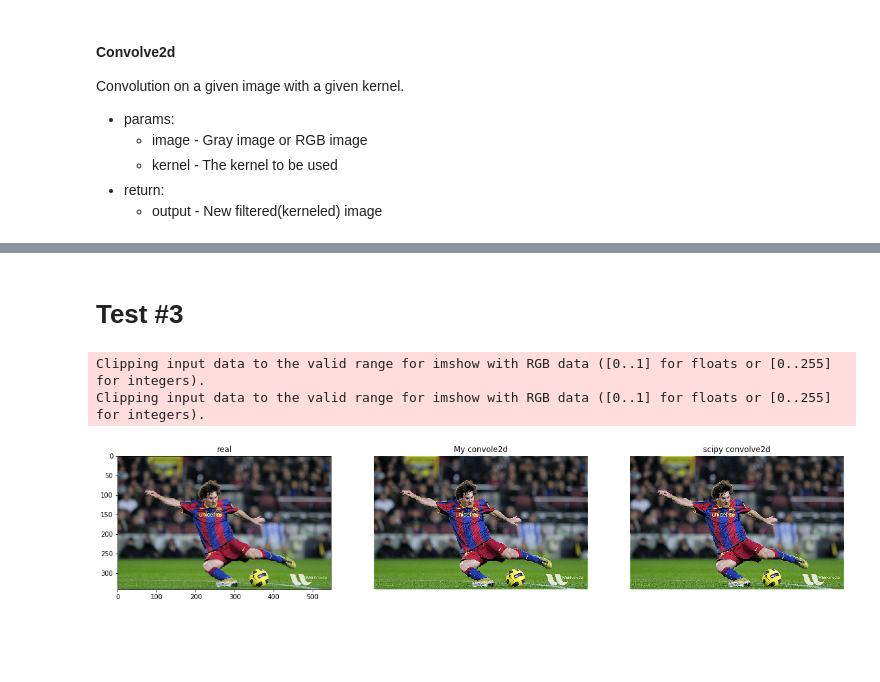
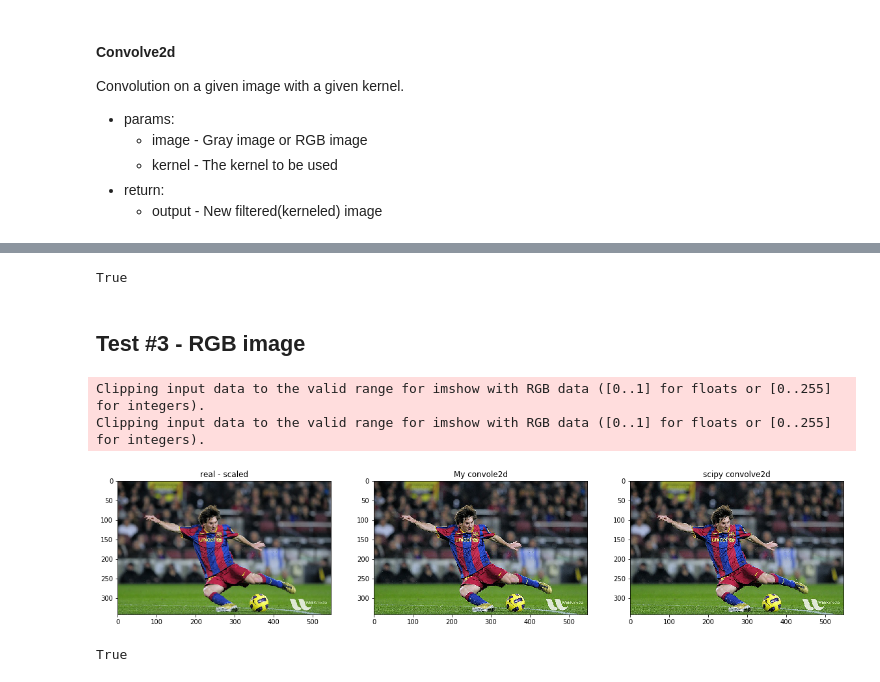
Before and after one commit to RickyDa/Course-Computer-Vision, a Jupyter notebook: Ex1/Preparatory Report 2.ipynb, the cells around one changed output, grey strips where cells are left out. Saved outputs shown, nothing was run; the diff lists cells and outputs as text; code cells hidden in the pictures; blank space fills up the shorter version.

```diff
--- a/Ex1/Preparatory Report 2.ipynb
+++ b/Ex1/Preparatory Report 2.ipynb
@@ -144,26 +139,22 @@ plt.show()
+# %%
+image_kernel.shape == image_kernel_sc.shape == gray.shape
+# %% [output]
+True
 # %% [markdown]
-# Test #3
+## Test #3 - RGB image
 # %%
+
 image_kernel = convolve2d(rgb, kernel)
 image_equalized = scale_minMax(rgb)
-plt.figure(figsize=[20,10])
-plt.subplot(131)
-plt.imshow(image_equalized )
-plt.title('real')
-plt.subplot(132)
-plt.imshow(image_kernel)
-plt.title('My convole2d')
-plt.axis('off')
-import scipy.signal
+image_kernel_sc = np.zeros_like(image_equalized)
 for dim in range(rgb.shape[2]):
-    image_kernel[:,:,dim] = scipy.signal.convolve2d(image_equalized[:,:,dim], kernel, 'same')
-
-plt.subplot(133)
-plt.imshow(image_kernel)
-plt.title('scipy convolve2d')
-plt.axis('off')
-plt.show()
+    image_kernel_sc[:,:,dim] = scipy.signal.convolve2d(image_equalized[:,:,dim], kernel, 'same')
+image.Show_all([image_equalized,image_kernel,image_kernel_sc],['real - scaled','My convole2d','scipy convolve2d'])
 # %% [output]
 Clipping input data to the valid range for imshow with RGB data ([0..1] for floats or [0..255] for integers).
 Clipping input data to the valid range for imshow with RGB data ([0..1] for floats or [0..255] for integers).
-[figure, old version]
+[figure, new version]
+# %%
+image_kernel.shape == image_kernel_sc.shape == rgb.shape
+# %% [output]
+True
```
Also changed, not shown: parts of 10 cells of this notebook, 1 other file.
